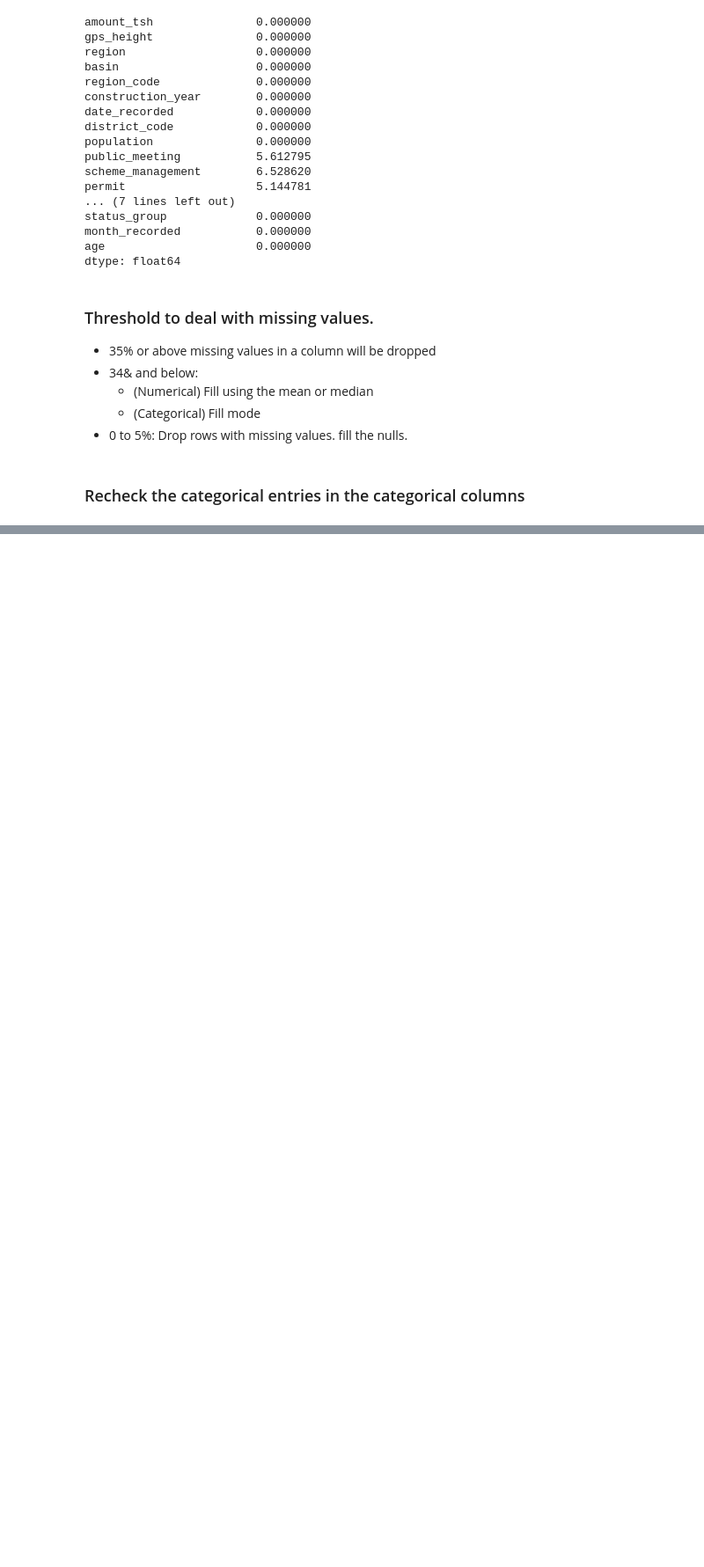
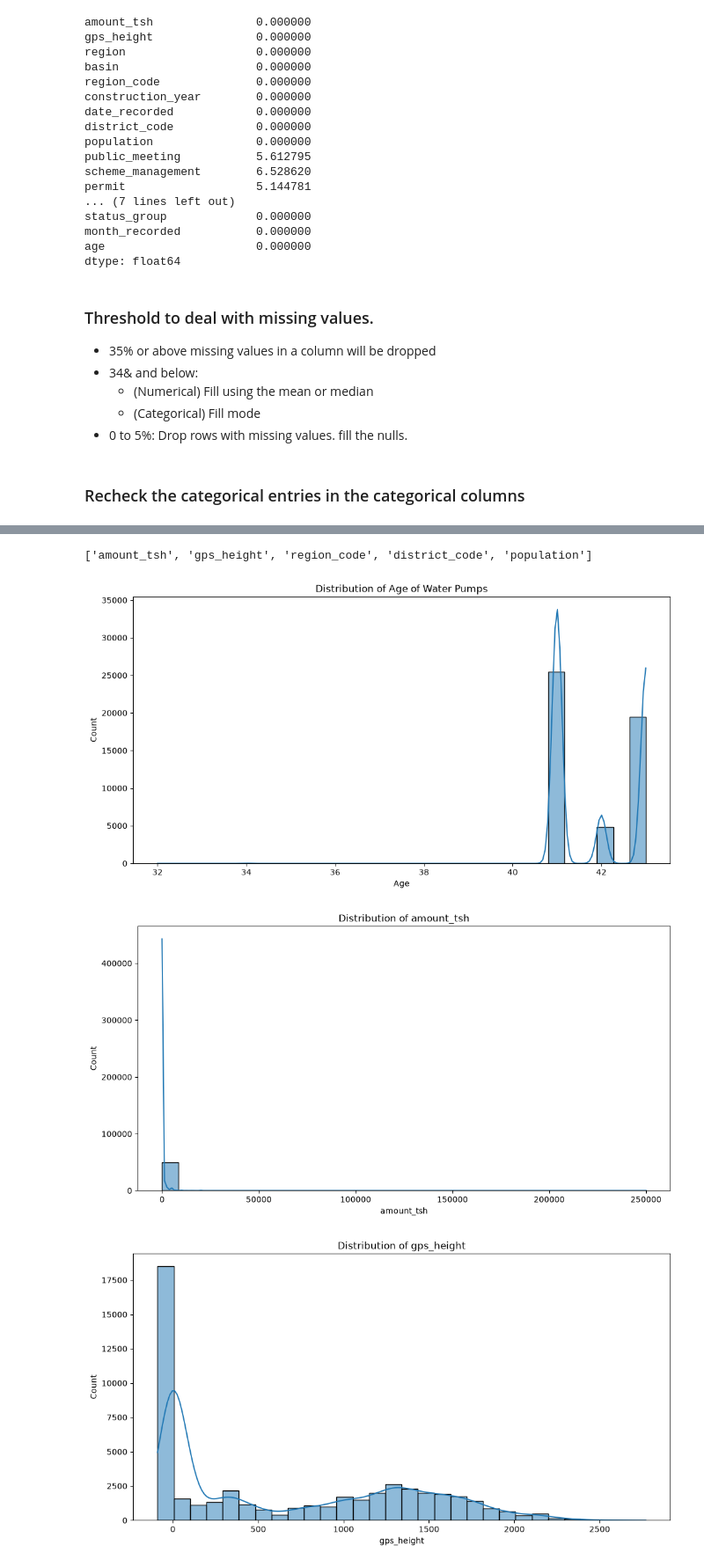
Before and after one commit to Rose1845/AdvanceDataScience, a Jupyter notebook: Water Pump Functionality Prediction/notebooks/water_pump_analysis.ipynb, the cells around one changed output, grey strips where cells are left out. Shown at 88% size. Saved outputs shown, nothing was run; the diff lists cells and outputs as text; code cells hidden in the pictures; blank space fills up the shorter version.

```diff
--- a/Water Pump Functionality Prediction/notebooks/water_pump_analysis.ipynb
+++ b/Water Pump Functionality Prediction/notebooks/water_pump_analysis.ipynb
@@ -241,10 +242,21 @@ filtered_data_df = filtered_data_df.dropna(subset=['scheme_management','permit',
 categorical_cols = filtered_data_df.select_dtypes(include=['str','object']).columns.to_list()
 print(categorical_cols)
 
+# feature selection using Chi-Square test of independence to determine the relationship between categorical features and the target variable (status_group)
+
 for col in categorical_cols:
     print('-'*40, col.upper(), '-'*40)
-    print(filtered_data_df[col].unique())
     print("\n")
+    alpha = 0.05
+    h0 = f"There is no significant relationship between {col} and its functionality status."
+    h1 = f"There is a significant relationship between {col} and its functionality status."
+    observed_data = pd.crosstab(filtered_data_df[col], filtered_data_df['status_group'])
+    observed_data
+    chi2, p, dof, expected = chi2_contingency(observed_data)
+    if p < alpha:
+        print(f"Reject the null hypothesis (p-value: {p}) ({h0})")
+    else:
+        print(f"Fail to reject the null hypothesis (p-value: {p}) ({h1})")
 # %% [output]
 ['region', 'basin', 'public_meeting', 'scheme_management', 'permit', 'extraction_type_class', 'management_group', 'payment_type', 'water_quality', 'quantity_group', 'source_type', 'waterpoint_type_gro ...
 ---------------------------------------- REGION ----------------------------------------
@@ -265,0 +278,23 @@ Length: 3, dtype: str
+# %%
+numerical_cols = filtered_data_df.select_dtypes(include=['int64','float64']).columns.to_list()
+print(numerical_cols)
+
+plt.figure(figsize=(12, 6))
+plt.title('Distribution of Age of Water Pumps')
+sns.histplot(x='age', data=filtered_data_df, kde=True, bins=30, palette='colorblind')
+plt.xlabel('Age')
+plt.ylabel('Count')
+plt.show()
+
+for col in numerical_cols:
+    plt.figure(figsize=(12, 6))
+    plt.title(f'Distribution of {col}')
+    sns.histplot(filtered_data_df[col], kde=True, bins=30)
+    plt.xlabel(f"{col}")
+    plt.ylabel('Count')
+    plt.show()
+# %% [output]
+['amount_tsh', 'gps_height', 'region_code', 'district_code', 'population']
+[figure, added]
+[figure, added]
+[figure, added]
```
Also changed, not shown: parts of 7 cells of this notebook, 1 other file.
